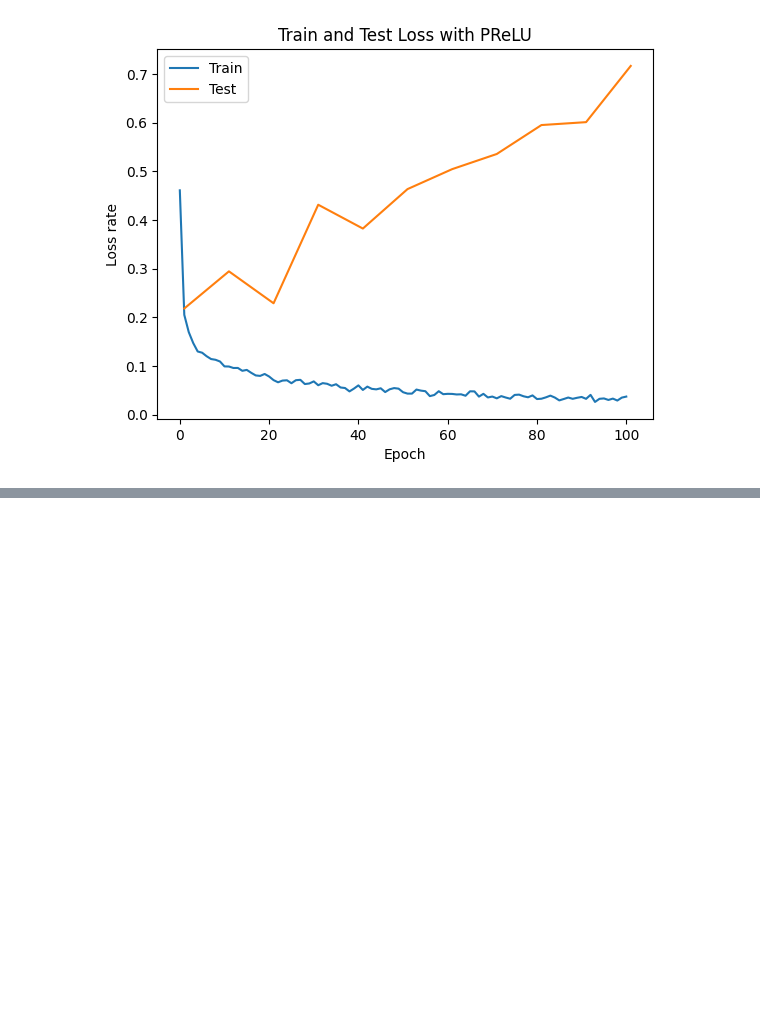
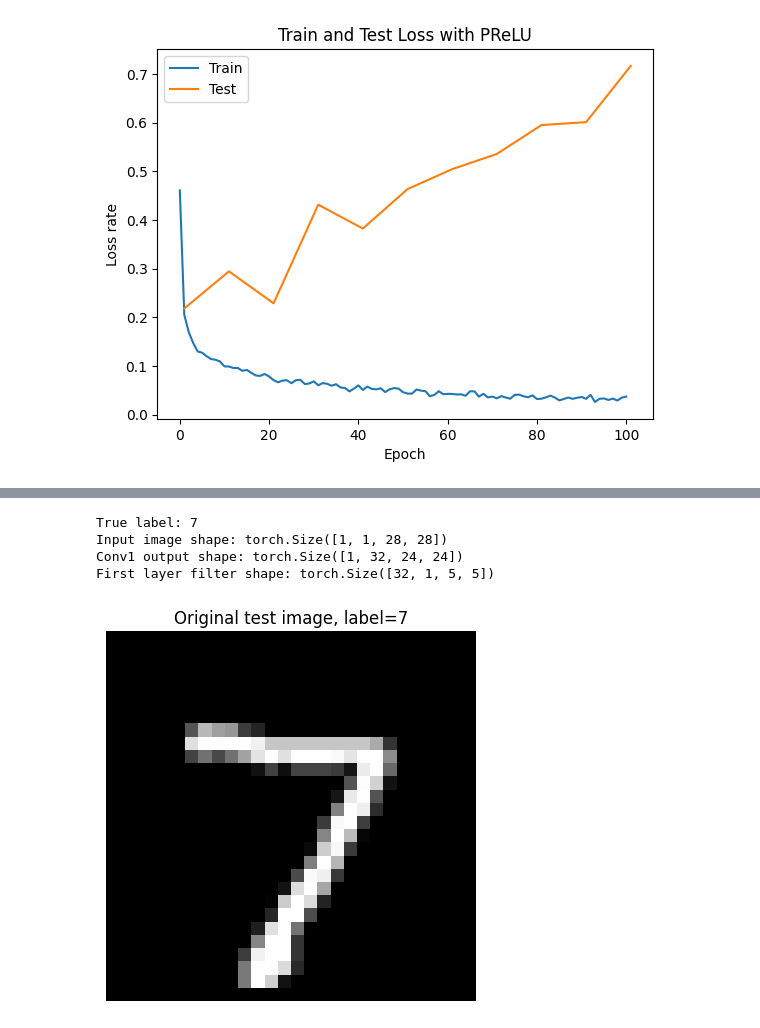
Before and after one commit to binyamolango/machine_learning_essentials, a Jupyter notebook: ex03_convolutional_NN/cnn.ipynb, the cells around one changed output, grey strips where cells are left out. Drawn from its saved outputs; the diff is of its cells as text; code cells hidden in the pictures; blank space fills up the shorter version.

```diff
--- a/ex03_convolutional_NN/cnn.ipynb
+++ b/ex03_convolutional_NN/cnn.ipynb
@@ -443,0 +633,29 @@ For the part 1 model the test loss was 9.01e-01 which is the highest test error
+# %%
+# Plot one image from the test set
+x_test_example, y_test_example = next(iter(test_dataloader))
+
+image = x_test_example[0:1]
+label = y_test_example[0].item()
+
+image_cnn = image.reshape(1, 1, 28, 28)
+
+with torch.no_grad():
+    conv1_output = rectify(conv2d(image_cnn, w_c1))
+
+print("True label:", label)
+print("Input image shape:", image_cnn.shape)
+print("Conv1 output shape:", conv1_output.shape)
+print("First layer filter shape:", w_c1.shape)
+# %% [output]
+True label: 7
+Input image shape: torch.Size([1, 1, 28, 28])
+Conv1 output shape: torch.Size([1, 32, 24, 24])
+First layer filter shape: torch.Size([32, 1, 5, 5])
+# %%
+plt.figure()
+plt.imshow(image.reshape(28, 28), cmap="gray")
+plt.title(f"Original test image, label={label}")
+plt.axis("off")
+plt.show()
+# %% [output]
+[figure, added]
```
Also changed, not shown: parts of 29 cells of this notebook, 1 other file.
